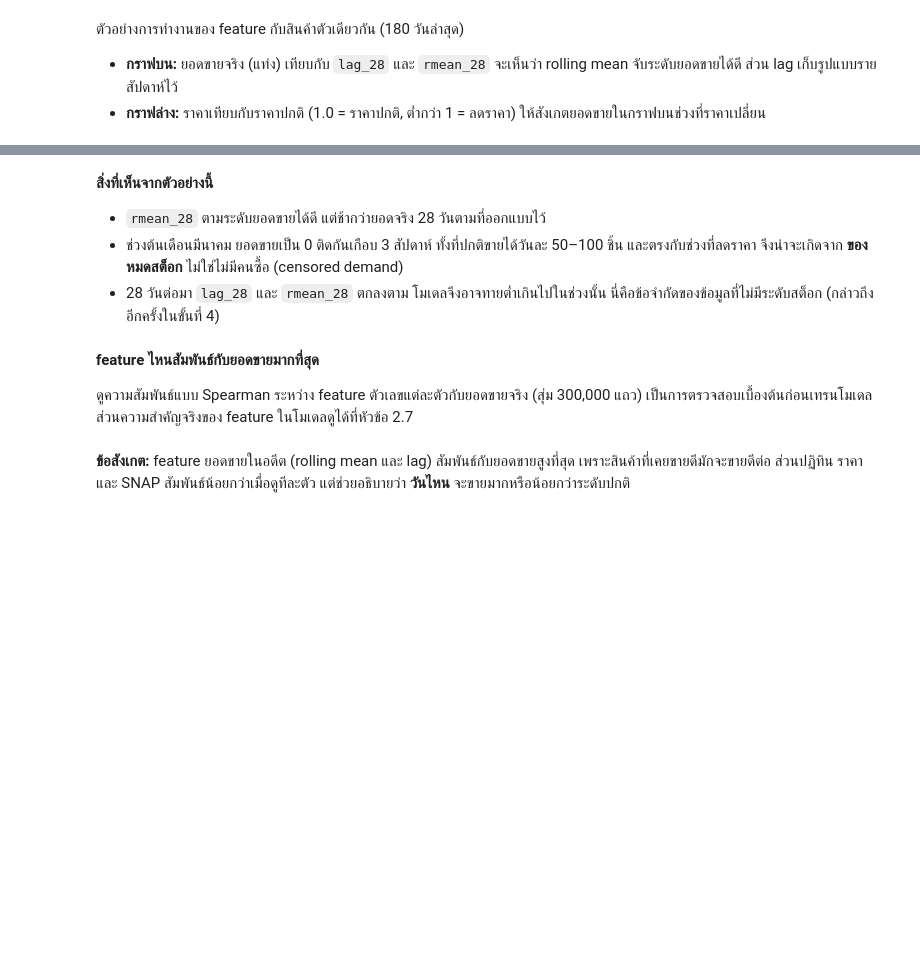
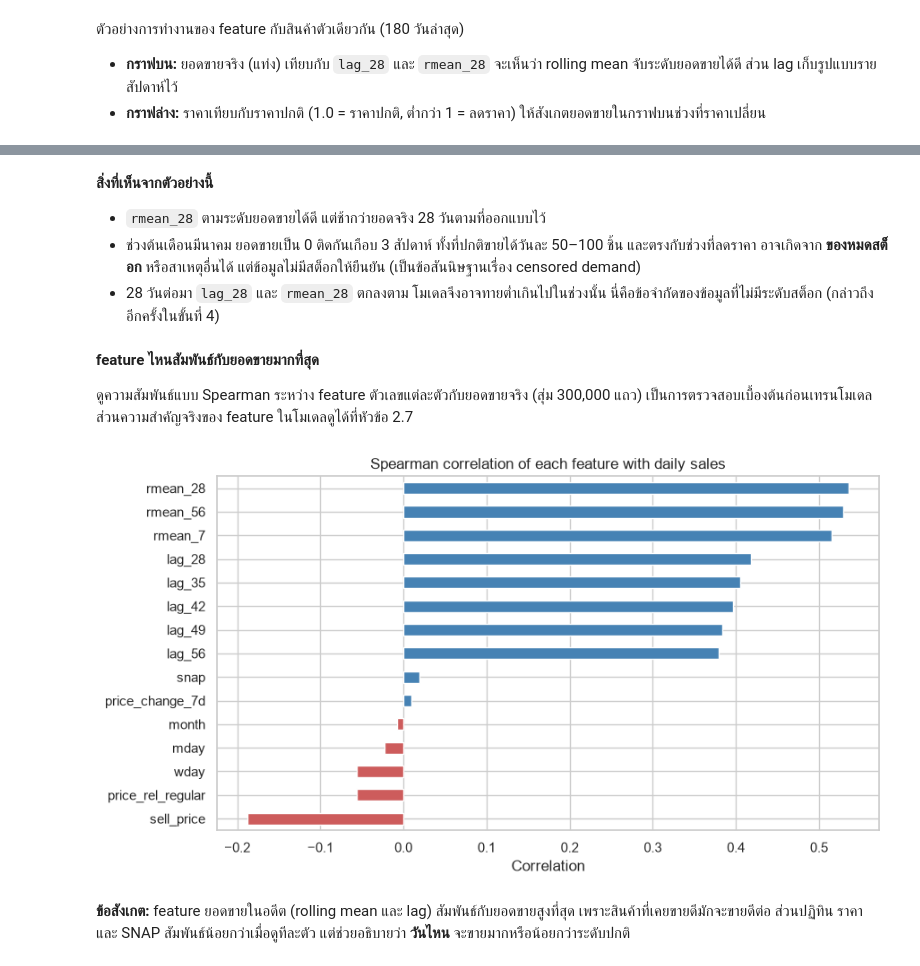
Before and after one commit to thitiwutsuk/Walmart-Demand-Forecasting, a Jupyter notebook: notebooks/02_forecast.ipynb, the cells around one changed output, grey strips where cells are left out. Drawn from its saved outputs; the diff is of its cells as text; code cells hidden in the pictures; blank space fills up the shorter version.

```diff
--- a/notebooks/02_forecast.ipynb
+++ b/notebooks/02_forecast.ipynb
@@ -159,7 +188,7 @@ show(fig, '02_2_feature_example')
 # %% [markdown]
 **สิ่งที่เห็นจากตัวอย่างนี้**
 - `rmean_28` ตามระดับยอดขายได้ดี แต่ช้ากว่ายอดจริง 28 วันตามที่ออกแบบไว้
-- ช่วงต้นเดือนมีนาคม ยอดขายเป็น 0 ติดกันเกือบ 3 สัปดาห์ ทั้งที่ปกติขายได้วันละ 50–100 ชิ้น และตรงกับช่วงที่ลดราคา จึงน่าจะเกิดจาก **ของหมดสต็อก** ไม่ใช่ไม่มีคนซื้อ (censored demand)
+- ช่วงต้นเดือนมีนาคม ยอดขายเป็น 0 ติดกันเกือบ 3 สัปดาห์ ทั้งที่ปกติขายได้วันละ 50–100 ชิ้น และตรงกับช่วงที่ลดราคา อาจเกิดจาก **ของหมดสต็อก** หรือสาเหตุอื่นได้ แต่ข้อมูลไม่มีสต็อกให้ยืนยัน (เป็นข้อสันนิษฐานเรื่อง censored demand)
 - 28 วันต่อมา `lag_28` และ `rmean_28` ตกลงตาม โมเดลจึงอาจทายต่ำเกินไปในช่วงนั้น นี่คือข้อจำกัดของข้อมูลที่ไม่มีระดับสต็อก (กล่าวถึงอีกครั้งในขั้นที่ 4)
 # %% [markdown]
 **feature ไหนสัมพันธ์กับยอดขายมากที่สุด**
@@ -169,13 +198,15 @@ show(fig, '02_2_feature_example')
 # %%
 numeric = [c for c in X_demo.columns if c not in CAT_FEATURES]
 sample_rows = rng.choice(len(X_demo), 300_000, replace=False)
-corr = X_demo.iloc[sample_rows][numeric].corrwith(pd.Series(y_demo[sample_rows]), method='spearman').sort_values()
+corr = X_demo.iloc[sample_rows][numeric].reset_index(drop=True).corrwith(pd.Series(y_demo[sample_rows]), method='spearman').sort_values()
 
 fig, ax = plt.subplots(figsize=(9, 5))
 corr.plot.barh(ax=ax, color=np.where(corr > 0, 'steelblue', 'indianred'))
 ax.set(title='Spearman correlation of each feature with daily sales', xlabel='Correlation')
 show(fig, '02_2_feature_correlation')
 del X_demo, y_demo
+# %% [output]
+[figure, added]
 # %% [markdown]
 **ข้อสังเกต:** feature ยอดขายในอดีต (rolling mean และ lag) สัมพันธ์กับยอดขายสูงที่สุด เพราะสินค้าที่เคยขายดีมักจะขายดีต่อ
 ส่วนปฏิทิน ราคา และ SNAP สัมพันธ์น้อยกว่าเมื่อดูทีละตัว แต่ช่วยอธิบายว่า **วันไหน** จะขายมากหรือน้อยกว่าระดับปกติ
```
Also changed, not shown: parts of 21 cells of this notebook, 14 other files.
